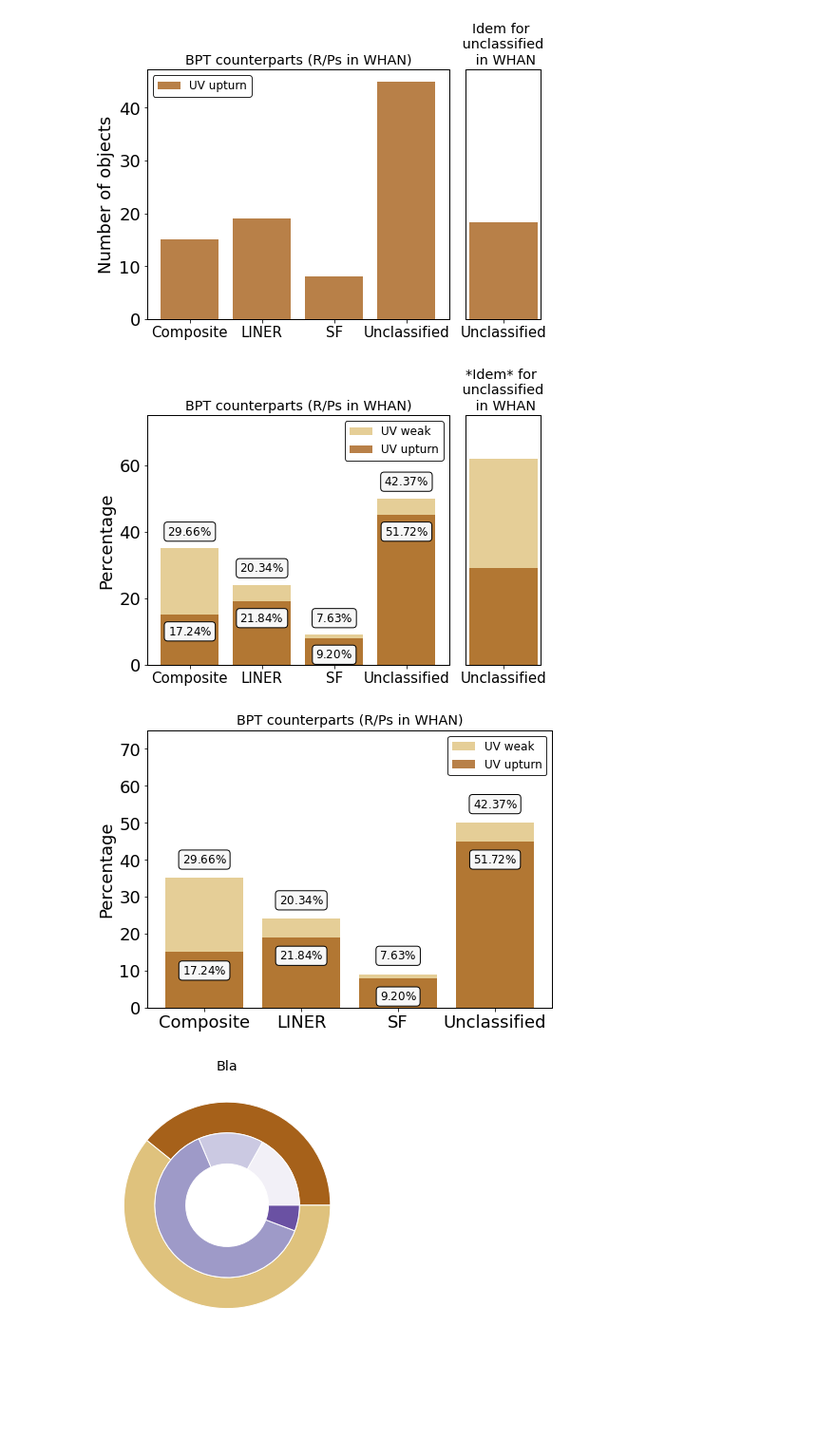
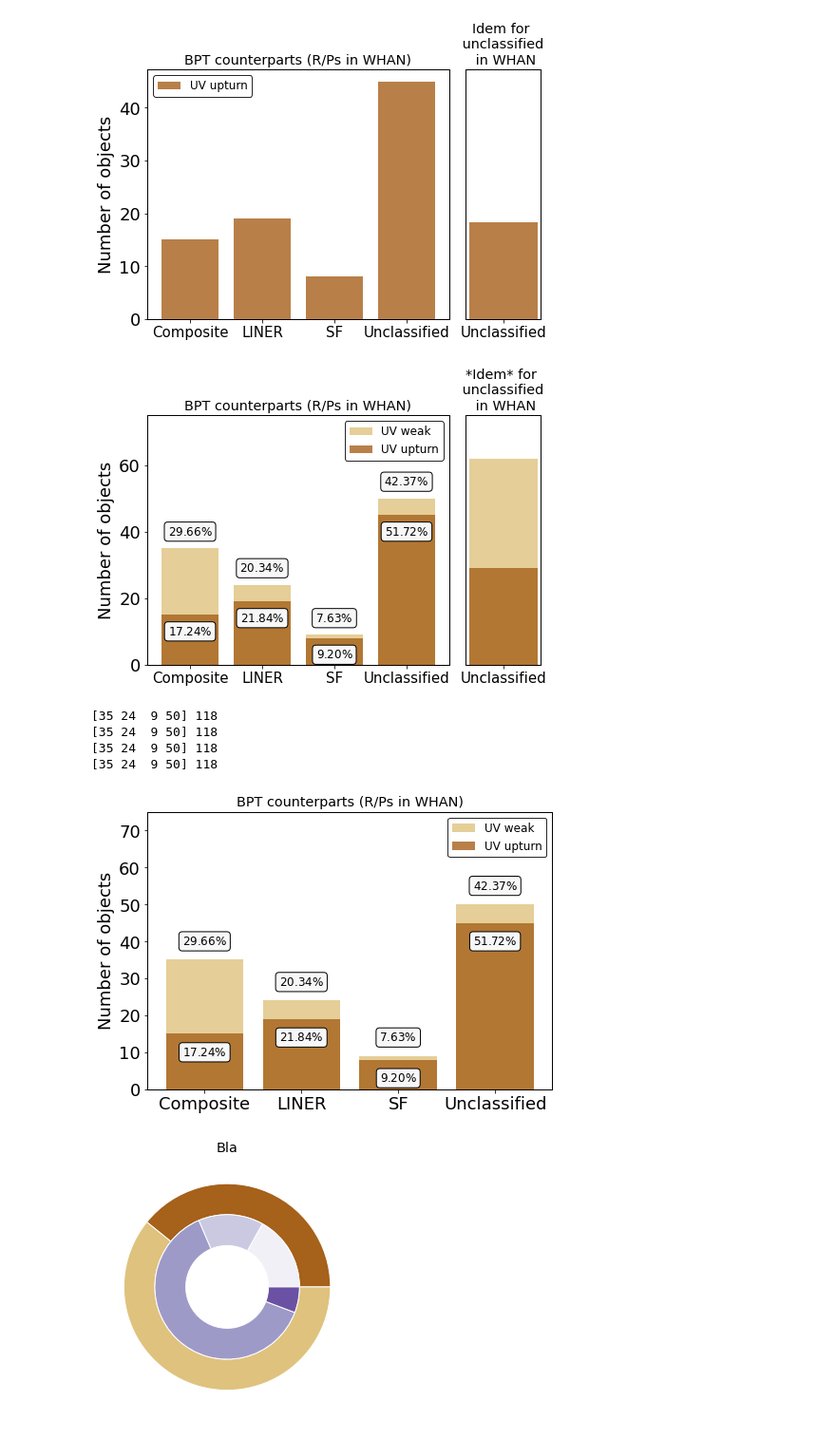
Before and after one commit to mdastro/UVupturn-RSGs, a Jupyter notebook: CatAnalysis/CatAnalysis_Part01.ipynb, the cells around one changed output. Shown at 95% size. Saved outputs shown, nothing was run; the diff lists cells and outputs as text; code cells hidden in the pictures; blank space fills up the shorter version.

```diff
--- a/CatAnalysis/CatAnalysis_Part01.ipynb
+++ b/CatAnalysis/CatAnalysis_Part01.ipynb
@@ -999,8 +1004,12 @@ my_df_na_uvup = my_df_na_uvup.loc[my_df_na_uvup['UV_CLASS_YI2011']=='UV_UPTURN']
 my_df_rp_uvup = my_df_temp2[my_df_temp2['WHAN_CLASS']=='Retired/Passive']
 my_df_rp_uvup = my_df_rp_uvup.loc[my_df_rp_uvup['UV_CLASS_YI2011']=='UV_UPTURN']
 # %%
-x_na_uvup, y_na_uvup = np.unique(my_df_na_uvup['BPT_CLASS'].replace({'NA': 'Unclassified'}).values.astype(str), return_counts=True)
-x_rp_uvup, y_rp_uvup = np.unique(my_df_rp_uvup['BPT_CLASS'].replace({'NA': 'Unclassified'}).values.astype(str), return_counts=True)
+x_na_uvup, y_na_uvup = np.unique(my_df_na_uvup['BPT_CLASS'].replace({'NA': 'Unclassified'}).values.astype(str),
+                                 return_counts=True)
+x_rp_uvup, y_rp_uvup = np.unique(my_df_rp_uvup['BPT_CLASS'].replace({'NA': 'Unclassified'}).values.astype(str),
+                                 return_counts=True)
 
 na_all_uvup = np.sum(y_na_uvup)
 rp_all_uvup = np.sum(y_rp_uvup)
+
+print(na_all_uvup, rp_all_uvup)
@@ -1056,35 +1067,35 @@ plt.rcParams.update(plotpars)
 plt.rcParams['xtick.labelsize'] = 15
 
 grid = GridSpec(1,2, width_ratios=[4.,1.])
 fig_rp = fig.add_subplot(grid[0,0])
 fig_na = fig.add_subplot(grid[0,1])
 
 fig_rp.bar(x=x_rp_uvwk, height=y_rp_uvwk, color='#dfc27d', alpha=0.8, label="UV weak")
 fig_rp.bar(x=x_rp_uvup, height=y_rp_uvup, color='#a6611a', alpha=0.8, label="UV upturn")
 for i in range(x_rp_uvup.size):
     frac01 = (y_rp_uvup[i]/rp_all_uvup)*100
     fig_rp.text(x=x_rp_uvup[i], y=y_rp_uvup[i]-5, s='$%.2f\%%$' % (frac01), horizontalalignment='center',
                 verticalalignment='center', bbox=text_bbox)
     frac02 = (y_rp_uvwk[i]/rp_all_uvwk)*100
     fig_rp.text(x=x_rp_uvwk[i], y=y_rp_uvwk[i]+5, s='$%.2f\%%$' % (frac02), horizontalalignment='center',
                 verticalalignment='center', bbox=text_bbox)
 fig_rp.set_ylim([0,75])
-fig_rp.set_ylabel("Percentage")
+fig_rp.set_ylabel("Number of objects")
 fig_rp.legend(loc='best')
 fig_rp.set_title("BPT counterparts (R/Ps in WHAN)")
 
 fig_na.bar(x=x_na_uvwk, height=y_na_uvwk, color='#dfc27d', alpha=0.8, label="UV weak")
 fig_na.bar(x=x_na_uvup, height=y_na_uvup, color='#a6611a', alpha=0.8, label="UV upturn")
 fig_na.set_ylim([0,75])
 fig_na.yaxis.set_visible(False)
 fig_na.set_title('*Idem* for \n unclassified \n in WHAN')
 
 plt.tight_layout(w_pad=0.)
 plt.savefig('../../LargeFilesResults/PaperFigs/g2_proportionsII.png', bbox='tight')
 plt.savefig('../../LargeFilesResults/PaperFigs/g2_proportionsII.pdf', bbox='tight')
 plt.show()
 # %% [output]
-[figure, old version]
+[figure, new version]
 # %%
 text_bbox_wk = dict(facecolor='#f0f0f0', edgecolor='black', boxstyle='round')
 text_bbox_up = dict(facecolor='#d9d9d9', edgecolor='black', boxstyle='round')
@@ -1098,10 +1109,11 @@ for i in range(x_rp_uvup.size):
     plt.text(x=x_rp_uvup[i], y=y_rp_uvup[i]-5, s='$%.2f\%%$' % (frac01), horizontalalignment='center',
                 verticalalignment='center', bbox=text_bbox)
     frac02 = (y_rp_uvwk[i]/rp_all_uvwk)*100
+    print(y_rp_uvwk, rp_all_uvwk)
     plt.text(x=x_rp_uvwk[i], y=y_rp_uvwk[i]+5, s='$%.2f\%%$' % (frac02), horizontalalignment='center',
                 verticalalignment='center', bbox=text_bbox)
 plt.ylim([0,75])
-plt.ylabel("Percentage")
+plt.ylabel("Number of objects")
 plt.legend(loc='best')
 plt.title("BPT counterparts (R/Ps in WHAN)")
 
@@ -1110,7 +1122,11 @@ plt.savefig('../../LargeFilesResults/PaperFigs/g2_proportionsII_simple.png', bbo
 plt.savefig('../../LargeFilesResults/PaperFigs/g2_proportionsII_simple.pdf', bbox='tight')
 plt.show()
 # %% [output]
+[35 24  9 50] 118
+[35 24  9 50] 118
+[35 24  9 50] 118
+[35 24  9 50] 118
-[figure, old version]
+[figure, new version]
 # %%
 my_df_uvwk = pd.concat([my_df_rp_uvwk, my_df_na_uvwk])
 my_df_uvup = pd.concat([my_df_rp_uvup, my_df_na_uvup])
```
Also changed, not shown: parts of 5 cells of this notebook.
